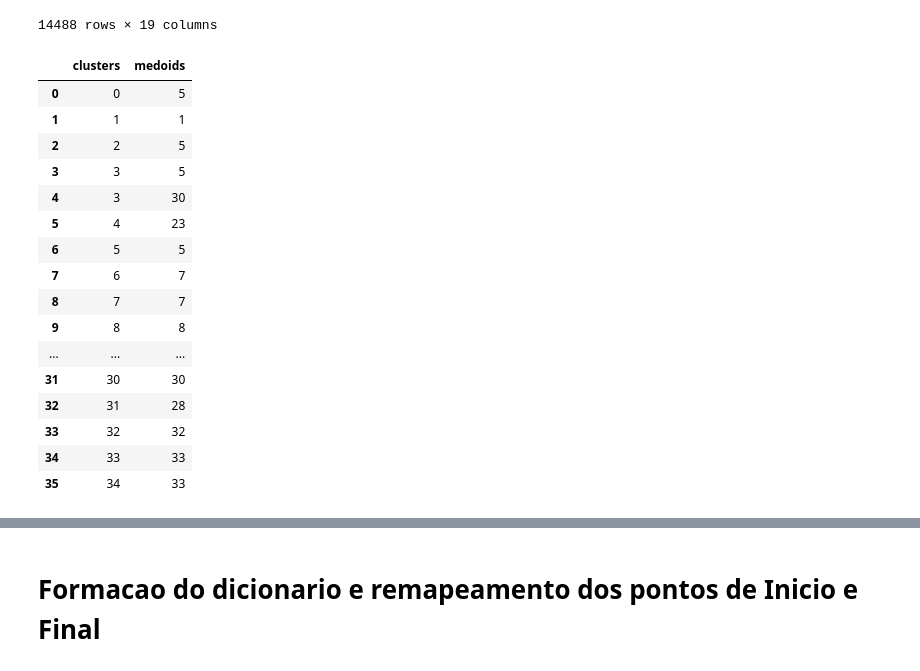
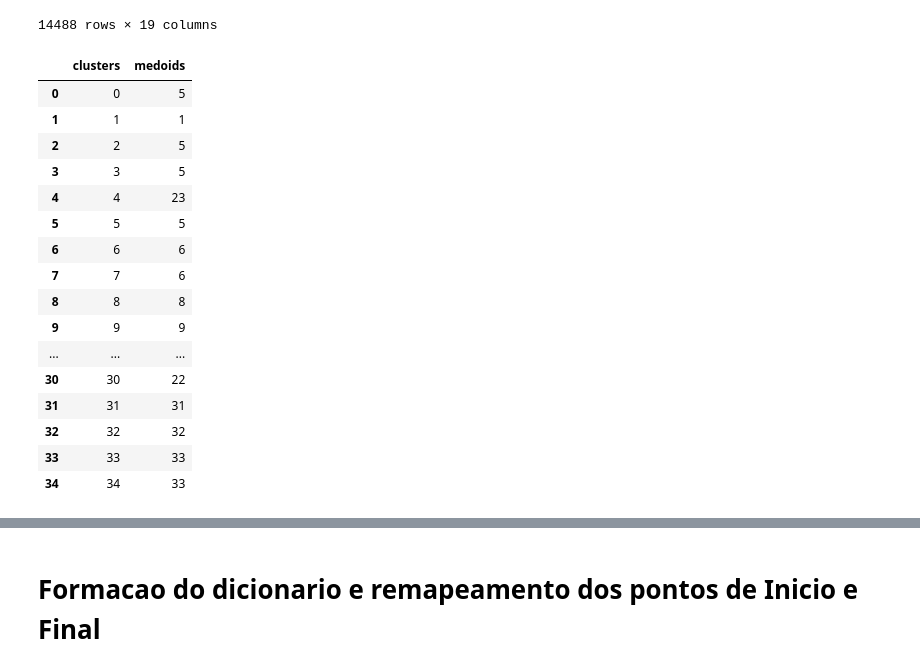
Before and after one commit to guilistocco/TCC_TABELA_DE_HORARIOS, a Jupyter notebook: Notebooks/Analises OD.ipynb, the cells around one changed output, grey strips where cells are left out. Cells and saved outputs as stored; diff of their text form; code cells hidden in the pictures.

```diff
--- a/Notebooks/Analises OD.ipynb
+++ b/Notebooks/Analises OD.ipynb
@@ -31,22 +32,21 @@ viagens_validas
 14488 rows × 19 columns
 # %%
 clusters = pd.read_excel('/Users/guilistocco/Documents/TCC 2 - Ônibus/BancoDados/Dados brutos/clusters_18medoids.xlsx')
-clusters
 # %% [output]
 |  | clusters | medoids |
 | 0 | 0 | 5 |
 | 1 | 1 | 1 |
 | 2 | 2 | 5 |
 | 3 | 3 | 5 |
-| 4 | 3 | 30 |
-| 5 | 4 | 23 |
-| 6 | 5 | 5 |
-| 7 | 6 | 7 |
-| 8 | 7 | 7 |
-| 9 | 8 | 8 |
+| 4 | 4 | 23 |
+| 5 | 5 | 5 |
+| 6 | 6 | 6 |
+| 7 | 7 | 6 |
+| 8 | 8 | 8 |
+| 9 | 9 | 9 |
 | ... | ... | ... |
-| 31 | 30 | 30 |
-| 32 | 31 | 28 |
-| 33 | 32 | 32 |
-| 34 | 33 | 33 |
-| 35 | 34 | 33 |
+| 30 | 30 | 22 |
+| 31 | 31 | 31 |
+| 32 | 32 | 32 |
+| 33 | 33 | 33 |
+| 34 | 34 | 33 |
```
Also changed, not shown: parts of 16 cells of this notebook, 4 other files.
